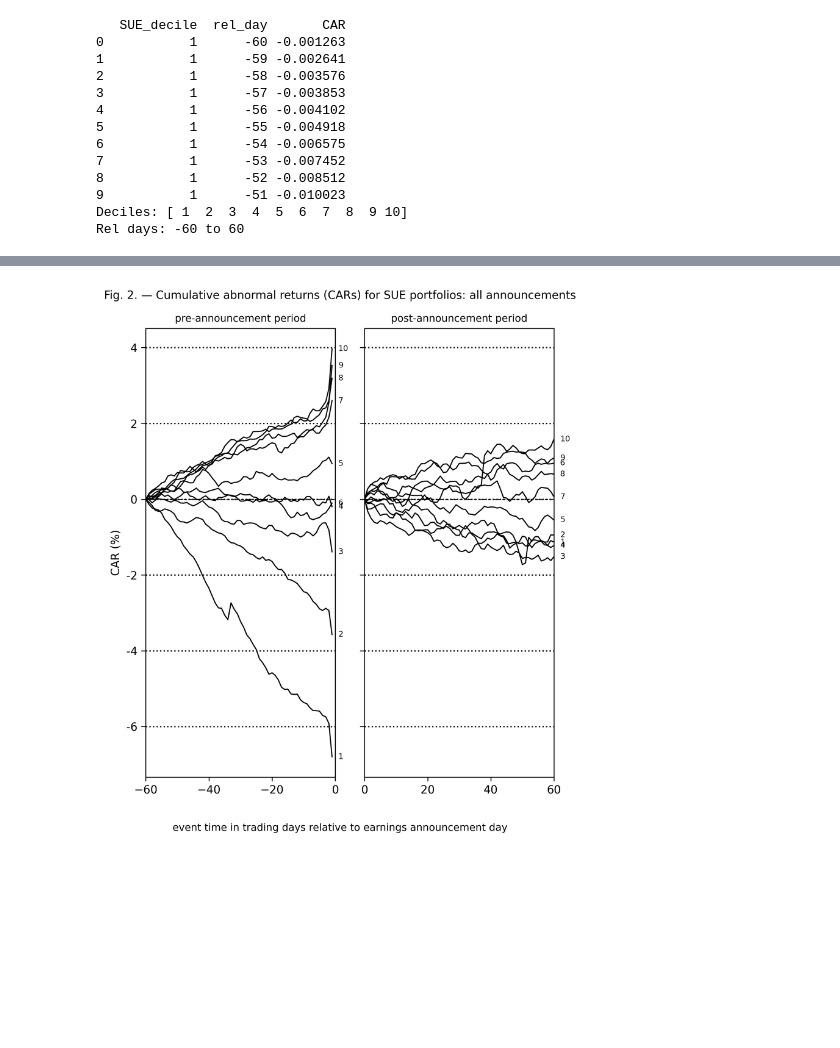
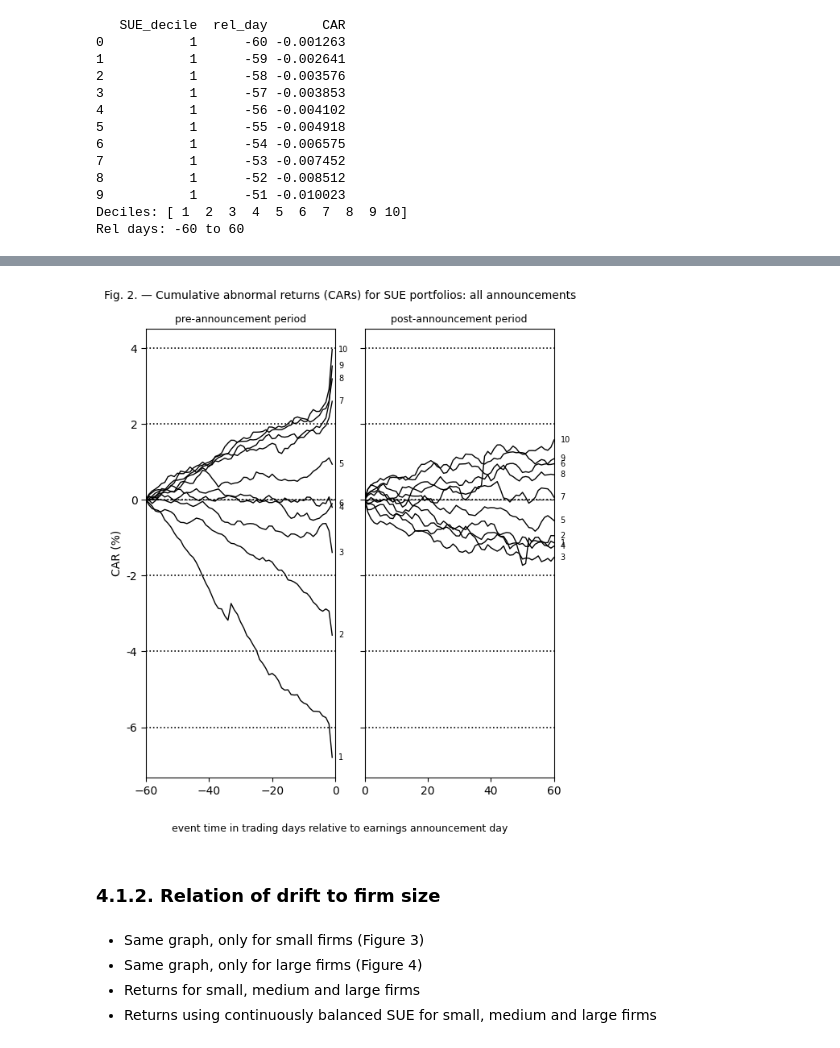
Before and after one commit to e1quem/PEADReplication, a Jupyter notebook: notebooks/3.empirical_results.ipynb, the cells around one changed output, grey strips where cells are left out. Saved outputs shown, nothing was run; the diff lists cells and outputs as text; code cells hidden in the pictures; blank space fills up the shorter version.

```diff
--- a/notebooks/3.empirical_results.ipynb
+++ b/notebooks/3.empirical_results.ipynb
@@ -143,12 +177,11 @@ Rel days: -60 to 60
 # %%
 import matplotlib.pyplot as plt
-import matplotlib.cm as cm
 
-fig, (ax1, ax2) = plt.subplots(1, 2, figsize=(6, 7), sharey=True, dpi=300)
-
+fig, (ax1, ax2) = plt.subplots(1, 2, figsize=(6, 7), sharey=True, dpi=100)
 
 for decile in range(1, 11):
     data = car_avg[car_avg['SUE_decile'] == decile]
+    #data = car_avg_small[car_avg_small['SUE_decile'] == decile]
 
     # Pre-announcement: days -60 to -1
     pre = data[(data['rel_day'] >= -60) & (data['rel_day'] < 0)].copy()
@@ -162,31 +195,38 @@ for decile in range(1, 11):
     post = data[(data['rel_day'] >= 0) & (data['rel_day'] <= 60)].copy()
     post['CAR_norm'] = (post['CAR'] - post.loc[post['rel_day'] == 0, 'CAR'].values[0]) * 100
     ax2.plot(post['rel_day'], post['CAR_norm'], color='black', linewidth=1)
     last = post[post['rel_day'] == post['rel_day'].max()]
     ax2.text(last['rel_day'].values[0] + 2, last['CAR_norm'].values[0],
              str(decile), fontsize=7, color='black', va='center')
 
 ax1.set_xlim(-60, 0)
 ax1.set_xticks(range(-60, 1, 20))
 ax2.set_xlim(0, 60)
 ax2.set_xticks(range(0, 61, 20))
 
 for ax in [ax1, ax2]:
     ax.axhline(0, color='black', linewidth=0.8, linestyle='--')
     ax.yaxis.set_tick_params(left=True, length=4)
     ax.yaxis.set_major_formatter(plt.FuncFormatter(lambda x, _: f'{x:.0f}'))
     ax.grid(axis='y', color='black', linestyle=':', linewidth=1.2)
 
 ax1.set_title('pre-announcement period', fontsize=9)
 ax2.set_title('post-announcement period', fontsize=9)
 ax2.tick_params(labelleft=False)
 ax1.set_ylabel('CAR (%)', rotation=90)
 
 fig.text(0.5, 0.02, 'event time in trading days relative to earnings announcement day',
          ha='center', fontsize=9)
 plt.suptitle('Fig. 2. — Cumulative abnormal returns (CARs) for SUE portfolios: all announcements', fontsize=10)
 plt.subplots_adjust(bottom=0.12)
 plt.tight_layout(rect=[0, 0.06, 1, 1])
 plt.show()
 # %% [output]
-[figure, old version]
+[figure, new version]
+# %% [markdown]
+### **4.1.2. Relation of drift to firm size**
+# %% [markdown]
+- Same graph, only for small firms (Figure 3)
+- Same graph, only for large firms (Figure 4)
+- Returns for small, medium and large firms
+- Returns using continuously balanced SUE for small, medium and large firms
```
Also changed, not shown: parts of 12 cells of this notebook, 4 other files.
